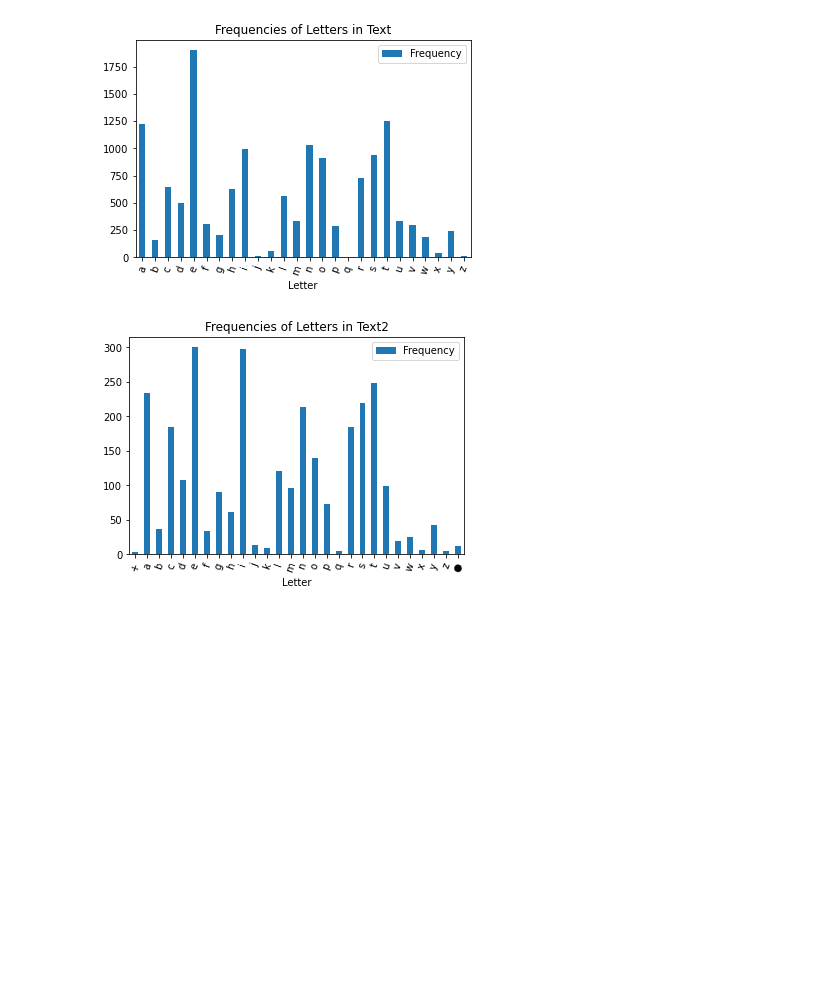
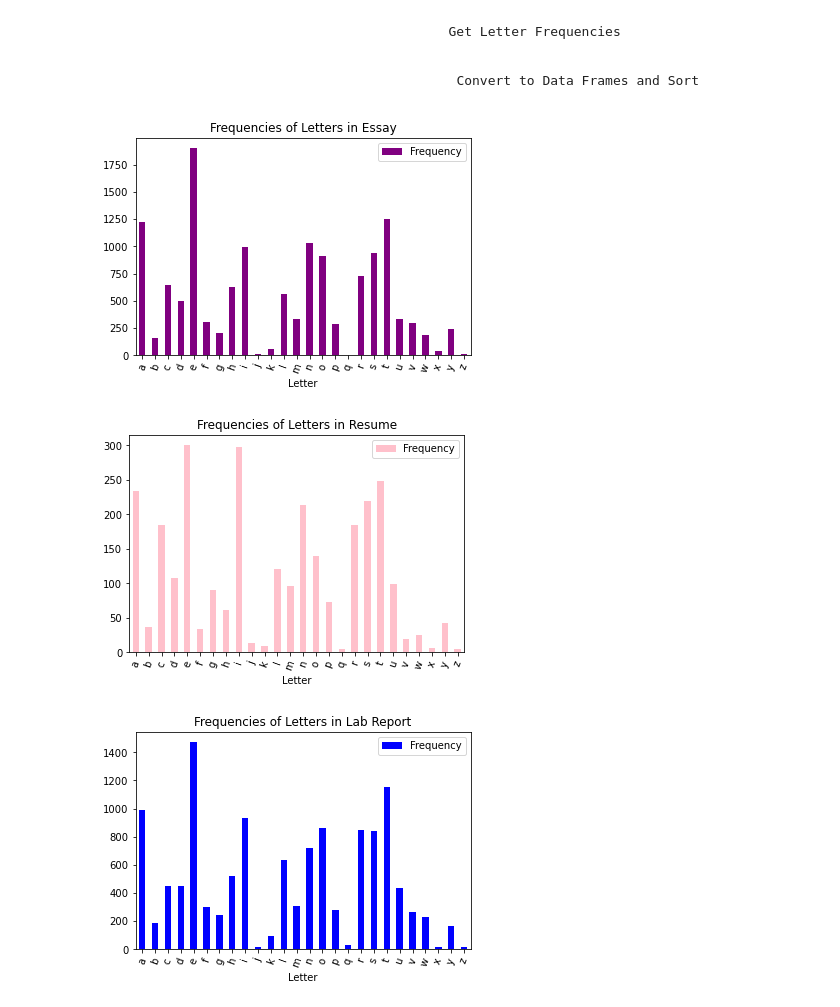
Before and after one commit to mikayla-eckelcifrese/JupyterLabRepository, a Jupyter notebook: Test Random Sample Text from File.ipynb, the cells around one changed output. Drawn from its saved outputs; the diff is of its cells as text; code cells hidden in the pictures; blank space fills up the shorter version.

```diff
--- a/Test Random Sample Text from File.ipynb
+++ b/Test Random Sample Text from File.ipynb
@@ -58 +69,3 @@ def Remove NonLetterCharacter(Text):
+# %% [markdown]
+                                               Get Letter Frequencies
 # %%
@@ -82,21 +83,31 @@ letter_keys2 = sorted(LetterFrequencies2)
+# %% [markdown]
+                                                Convert to Data Frames and Sort
 # %%
-LetterFrequencies_df = pd.DataFrame(LetterFrequencies.items(), columns=['Letter', 'Frequency'])
+def ConvertAndSort(FrequencyDict):
+    Frequency_df = pd.DataFrame(FrequencyDict.items(), columns=['Letter', 'Frequency'])
 
-LetterFrequencies_df = LetterFrequencies_df.sort_values("Letter")
+    Frequency_df = Frequency_df.sort_values("Letter")
 
-LetterFrequencies_df = LetterFrequencies_df[LetterFrequencies_df.Letter != " "]
+    Frequency_df = Frequency_df[Frequency_df.Letter != " "]
 
-bar_graph = LetterFrequencies_df.plot.bar(x="Letter", y="Frequency", rot=70, title="Frequencies of Letters in Text")
+    return(Frequency_df)
 
+EssayFrequency_df = ConvertAndSort(EssayFrequencyDict)
 
-LetterFrequencies2_df = pd.DataFrame(LetterFrequencies2.items(), columns=['Letter', 'Frequency'])
+ResumeFrequency_df = ConvertAndSort(ResumeFrequencyDict)
 
-LetterFrequencies2_df = LetterFrequencies2_df.sort_values("Letter")
-
-LetterFrequencies2_df = LetterFrequencies2_df[LetterFrequencies2_df.Letter != " "]
-
-bar_graph2 = LetterFrequencies2_df.plot.bar(x="Letter", y="Frequency", rot=70, title="Frequencies of Letters in Text2")
+LabFrequency_df = ConvertAndSort(LabFrequencyDict)
-# %% [output]
-[figure, removed]
-[figure, removed]
+# %%
+def BarGraph(df, Title, Color):
+    bar_graph = df.plot.bar(x = "Letter", y = "Frequency", rot = 70, title = Title, color = Color )
+
+BarGraph(EssayFrequency_df, "Frequencies of Letters in Essay", "purple")
+
+BarGraph(ResumeFrequency_df, "Frequencies of Letters in Resume", "pink")
+
+BarGraph(LabFrequency_df, "Frequencies of Letters in Lab Report", "blue")
+# %% [output]
+[figure, added]
+[figure, added]
+[figure, added]
 # %%
```
Also changed, not shown: parts of 9 cells of this notebook.
